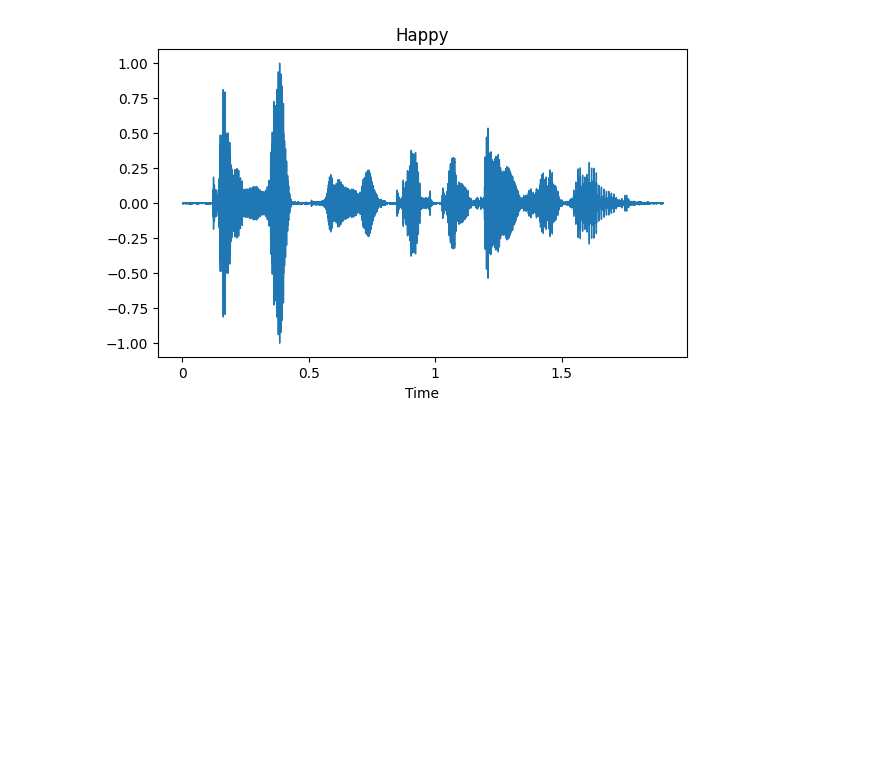
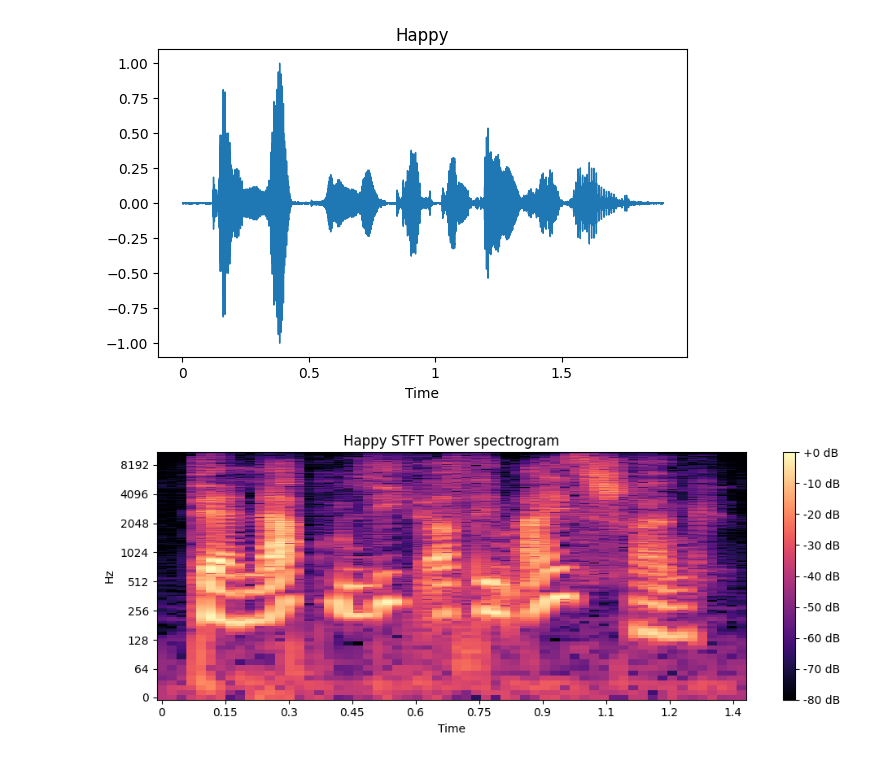
Before and after one commit to SorrenJ/Week-2_Data_Preprocessing, a Jupyter notebook: Merge_Week_2_Data_Preprocessing.ipynb, the cells around one changed output. Drawn from its saved outputs; the diff is of its cells as text; code cells hidden in the pictures; blank space fills up the shorter version.

```diff
--- a/Merge_Week_2_Data_Preprocessing.ipynb
+++ b/Merge_Week_2_Data_Preprocessing.ipynb
@@ -977,7 +977,7 @@ Testing EMODB single file  upload and display.
 # %%
 ################# Load Happy and Angry example of Actor 1 #####################################
 with soundfile.SoundFile('/content/drive/MyDrive/EMODB/wav/03a01Fa.wav') as audio:
-    waveform = audio.read(dtype="float32")
+    happy_waveform1 = audio.read(dtype="float32")
     sample_rate = audio.samplerate
     plt.figure(figsize=(15,4)) #15 columns and 4 rows
     plt.subplot(1, 2, 1) # 1st position, 2 columns and 1 row
@@ -985,3 +985,16 @@ with soundfile.SoundFile('/content/drive/MyDrive/EMODB/wav/03a01Fa.wav') as audi
     plt.title('Happy')
 # %% [output]
 [figure]
+# %%
+with soundfile.SoundFile('/content/drive/MyDrive/EMODB/wav/03a01Fa.wav') as audio:
+    happy_waveform1 = audio.read(dtype="float32")
+    sample_rate = audio.samplerate
+# %%
+stft_spectrum_matrix = librosa.stft(happy_waveform1)
+plt.figure(figsize=(10, 4))
+librosa.display.specshow(librosa.amplitude_to_db(np.abs(stft_spectrum_matrix), ref=np.max),y_axis='log', x_axis='time')
+plt.title('Happy STFT Power spectrogram')
+plt.colorbar(format='%+2.0f dB') #formatting the color
+plt.tight_layout()
+# %% [output]
+[figure, added]
```
Also changed, not shown: parts of 6 cells of this notebook.
